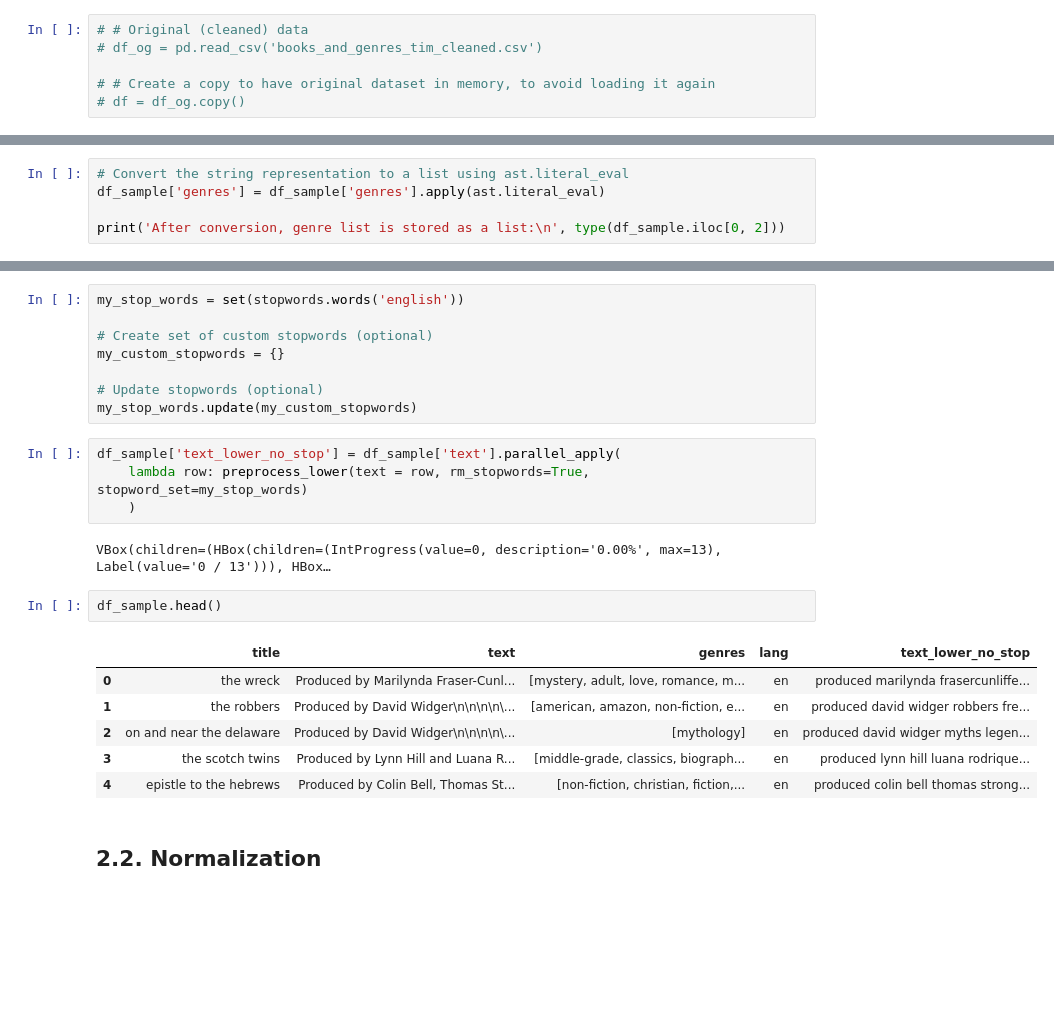
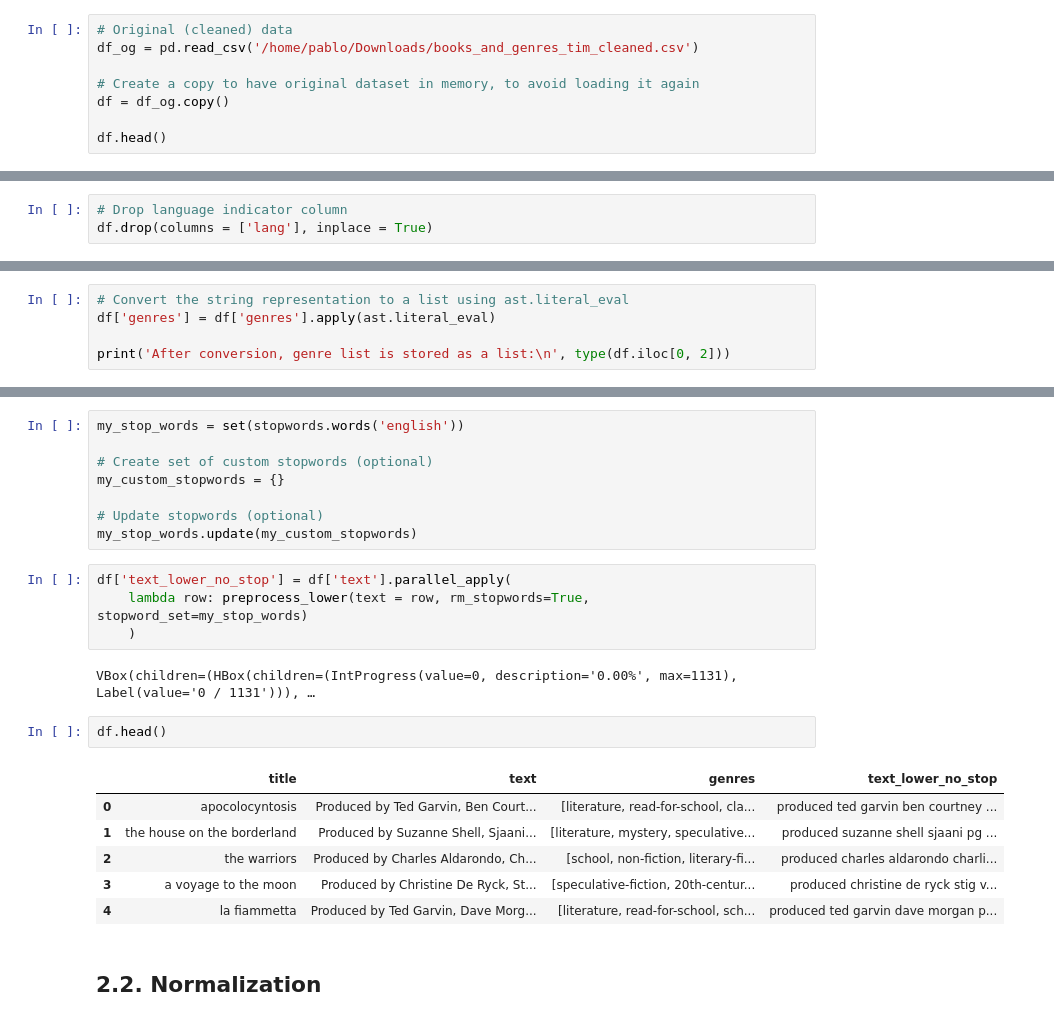
Before and after one commit to pablo-fdz/ITM_hw2, a Jupyter notebook: itm_project2_dictionary_creation.ipynb, the cells around one changed output, grey strips where cells are left out. Drawn from its saved outputs; the diff is of its cells as text; blank space fills up the shorter version.

Commit message:
Created pipeline for all books

```diff
--- a/itm_project2_dictionary_creation.ipynb
+++ b/itm_project2_dictionary_creation.ipynb
@@ -29,8 +30,10 @@ from itertools import chain
 # %% [markdown]
 # 1. Importing the data
 # %%
-# # Original (cleaned) data
-# df_og = pd.read_csv('books_and_genres_tim_cleaned.csv')
+# Original (cleaned) data
+df_og = pd.read_csv('/home/pablo/Downloads/books_and_genres_tim_cleaned.csv')
 
-# # Create a copy to have original dataset in memory, to avoid loading it again
-# df = df_og.copy()
+# Create a copy to have original dataset in memory, to avoid loading it again
+df = df_og.copy()
+
+df.head()
@@ -55 +47,4 @@ df_sample.head()
+# %%
+# Drop language indicator column
+df.drop(columns = ['lang'], inplace = True)
 # %%
@@ -59,9 +54,9 @@ Before conversion, genre list is stored as a string:
  <class 'str'>
 # %%
 # Convert the string representation to a list using ast.literal_eval
-df_sample['genres'] = df_sample['genres'].apply(ast.literal_eval)
+df['genres'] = df['genres'].apply(ast.literal_eval)
 
-print('After conversion, genre list is stored as a list:\n', type(df_sample.iloc[0, 2]))
+print('After conversion, genre list is stored as a list:\n', type(df.iloc[0, 2]))
 # %% [output]
 After conversion, genre list is stored as a list:
  <class 'list'>
@@ -137,20 +132,20 @@ my_custom_stopwords = {}
 # Update stopwords (optional)
 my_stop_words.update(my_custom_stopwords)
 # %%
-df_sample['text_lower_no_stop'] = df_sample['text'].parallel_apply(
+df['text_lower_no_stop'] = df['text'].parallel_apply(
     lambda row: preprocess_lower(text = row, rm_stopwords=True, stopword_set=my_stop_words)
     )
 # %% [output]
-VBox(children=(HBox(children=(IntProgress(value=0, description='0.00%', max=13), Label(value='0 / 13'))), HBox…
+VBox(children=(HBox(children=(IntProgress(value=0, description='0.00%', max=1131), Label(value='0 / 1131'))), …
 # %%
-df_sample.head()
+df.head()
 # %% [output]
-|  | title | text | genres | lang | text_lower_no_stop |
-| 0 | the wreck | Produced by Marilynda Fraser-Cunl... | [mystery, adult, love, romance, m... | en | produced marilynda frasercunliffe... |
-| 1 | the robbers | Produced by David Widger\n\n\n\n\... | [american, amazon, non-fiction, e... | en | produced david widger robbers fre... |
-| 2 | on and near the delaware | Produced by David Widger\n\n\n\n\... | [mythology] | en | produced david widger myths legen... |
-| 3 | the scotch twins | Produced by Lynn Hill and Luana R... | [middle-grade, classics, biograph... | en | produced lynn hill luana rodrique... |
-| 4 | epistle to the hebrews | Produced by Colin Bell, Thomas St... | [non-fiction, christian, fiction,... | en | produced colin bell thomas strong... |
+|  | title | text | genres | text_lower_no_stop |
+| 0 | apocolocyntosis | Produced by Ted Garvin, Ben Court... | [literature, read-for-school, cla... | produced ted garvin ben courtney ... |
+| 1 | the house on the borderland | Produced by Suzanne Shell, Sjaani... | [literature, mystery, speculative... | produced suzanne shell sjaani pg ... |
+| 2 | the warriors | Produced by Charles Aldarondo, Ch... | [school, non-fiction, literary-fi... | produced charles aldarondo charli... |
+| 3 | a voyage to the moon | Produced by Christine De Ryck, St... | [speculative-fiction, 20th-centur... | produced christine de ryck stig v... |
+| 4 | la fiammetta | Produced by Ted Garvin, Dave Morg... | [literature, read-for-school, sch... | produced ted garvin dave morgan p... |
 # %% [markdown]
 ## 2.2. Normalization
 # %% [markdown]
```
Also changed, not shown: parts of 25 cells of this notebook, 1 other file.
